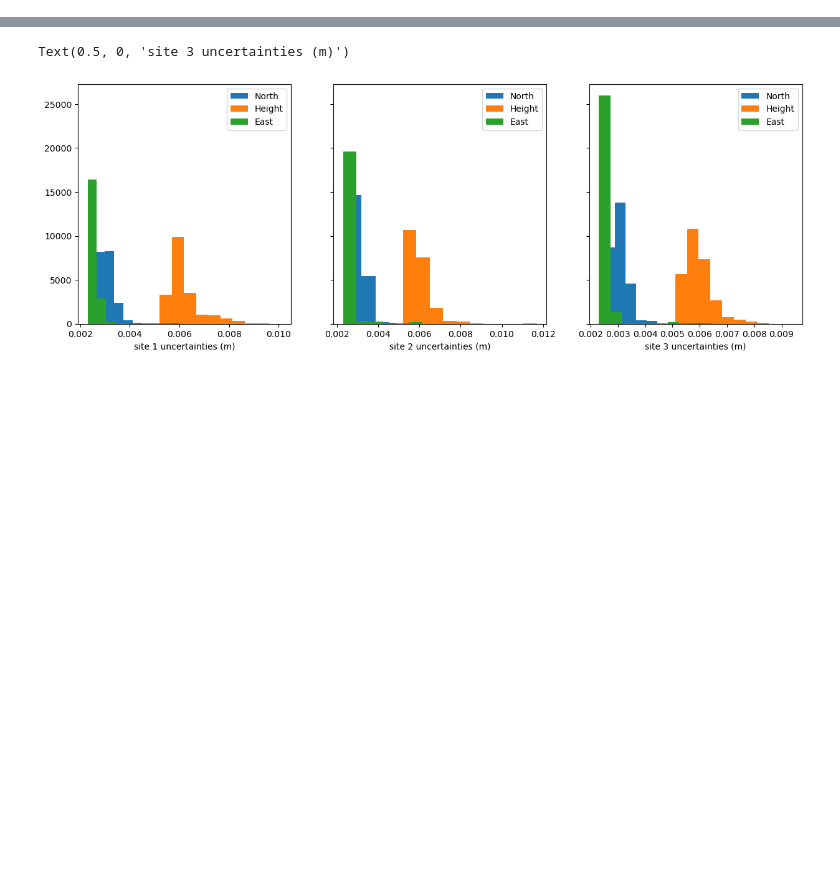
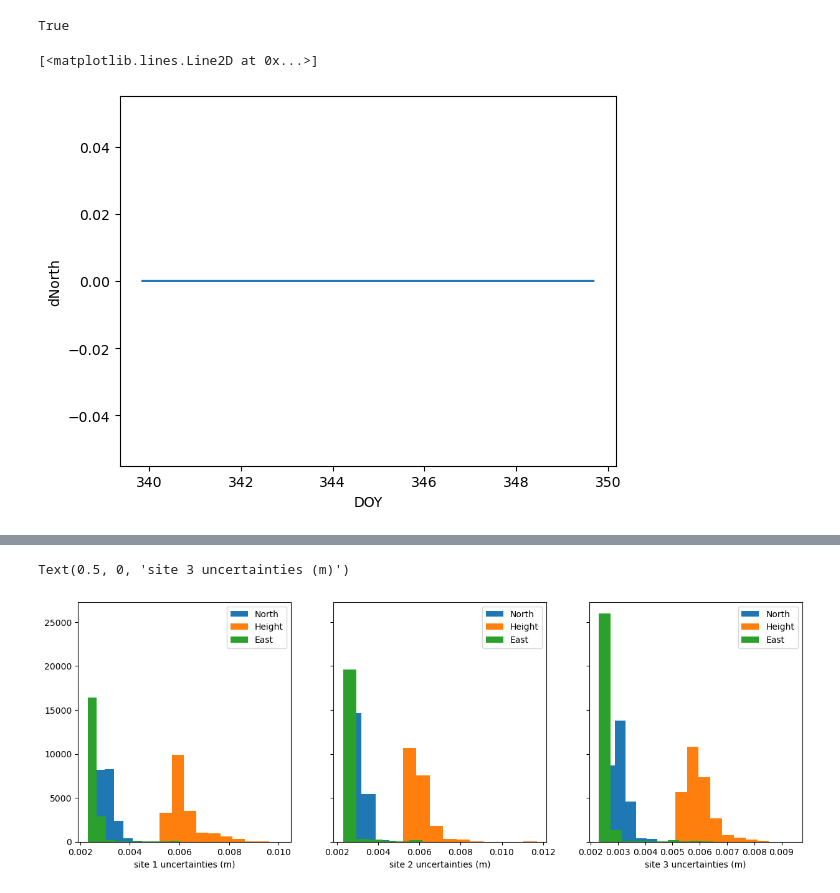
Before and after one commit to ldeo-glaciology/AntPen_NSF_NERC, a Jupyter notebook: code/gnss/gnss_season_1.ipynb, the cells around one changed output, grey strips where cells are left out. Saved outputs shown, nothing was run; the diff lists cells and outputs as text; code cells hidden in the pictures; blank space fills up the shorter version.

```diff
--- a/code/gnss/gnss_season_1.ipynb
+++ b/code/gnss/gnss_season_1.ipynb
@@ -50,0 +35,3 @@ df
+# %%
+oldJug3 = sorted(glob.glob(f"../../data/flask/GNSS/first_season/jug3_old/jug3/*.LC"))
+oldJug3
@@ -51,13 +50,23 @@ df
 # %%
-def load_jug_files(f):
+def load_jug_files(LC_list):
 
-    dfs = [pd.read_fwf(f,  header = 0, skiprows=[1]) for f in f]
+    dfs = [pd.read_fwf(LC,  header = 0, skiprows=[1]) for LC in LC_list]
     df = pd.concat(dfs)
     df = df.rename(columns ={'+-': 'dNorth_uncertainty', '+-.1': 'dEast_uncertainty','+-.2': 'dHeight_uncertainty',"Fract DOY": 'DOY'})
     df.set_index('DOY', inplace=True)
 
     return df.to_xarray()
 
-site1 = load_jug_files(file_lists[0])
-site2 = load_jug_files(file_lists[1])
-site3 = load_jug_files(file_lists[2])
+LC1 = load_jug_files(LC_lists[0])
+LC2 = load_jug_files(LC_lists[1])
+LC3 = load_jug_files(LC_lists[2])
+LC3_old= load_jug_files(oldJug3)
+# %%
+LC3_old.identical(LC3)
+# %% [output]
+True
+# %%
+(LC3_old.dNorth - LC3.dNorth).plot()
+# %% [output]
+[<matplotlib.lines.Line2D at 0x...>]
+[figure, added]
```
Also changed, not shown: parts of 23 cells of this notebook, 2 other files.
